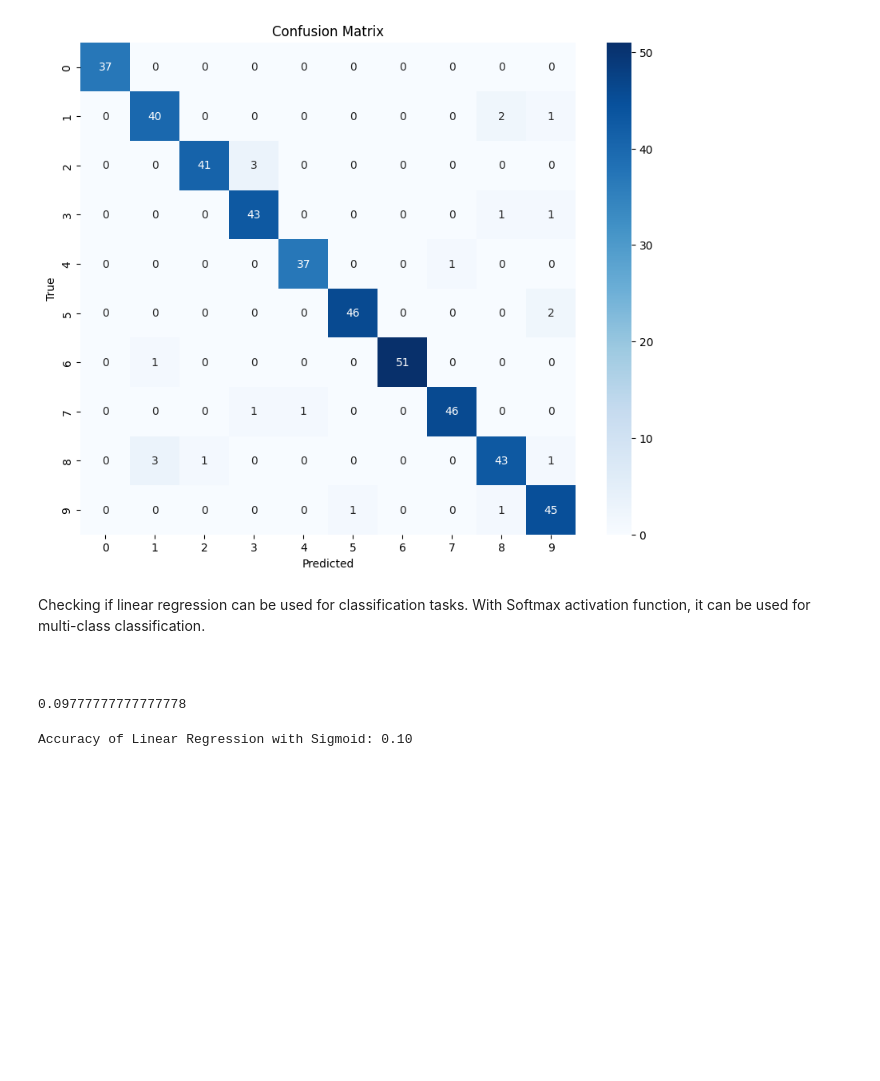
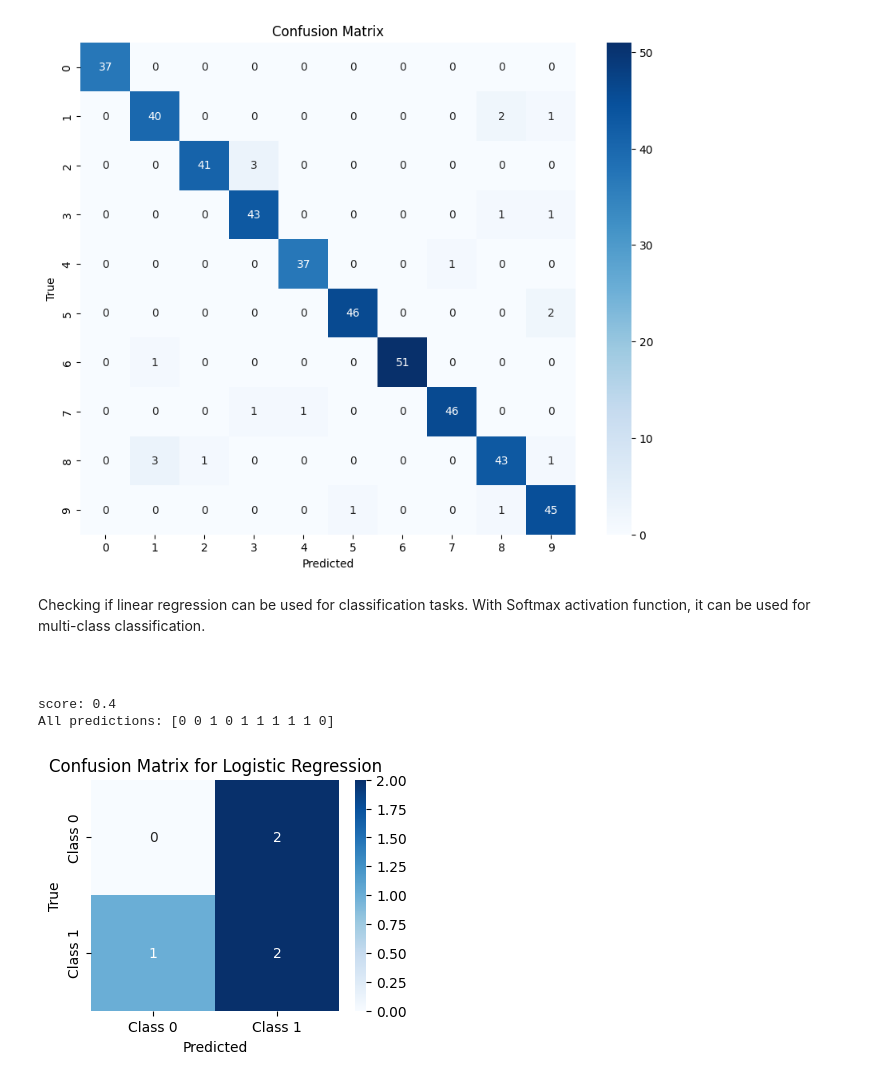
Before and after one commit to abdullaharifx/PL-Work, a Jupyter notebook: Classification-02.ipynb, the cells around one changed output. Cells and saved outputs as stored; diff of their text form; code cells hidden in the pictures; blank space fills up the shorter version.

Commit message:
comparing decision tree and logistic regression

```diff
--- a/Classification-02.ipynb
+++ b/Classification-02.ipynb
@@ -204,11 +192,0 @@ def multi_class_sigmoid(x):
-# %%
-from sklearn.metrics import accuracy_score
-from scipy.special import expit  # sigmoid
-
-y_pred_prob = expit(y_pred_lr)
-y_pred_class = (y_pred_prob > 0.5).astype(int)
-
-accuracy = accuracy_score(y_test, y_pred_class)
-accuracy
-# %% [output]
-0.09777777777777778
@@ -218,5 +193,33 @@ def sigmoid(x):
-# %%
-accuracy_lr_sig = accuracy_score(y_test, np.round(sigmoid(y_pred_lr)))
-print(f"Accuracy of Linear Regression with Sigmoid: {accuracy_lr_sig:.2f}")
-# %% [output]
-Accuracy of Linear Regression with Sigmoid: 0.10
+# %%
+X = np.array([[1.9],
+            [1.3],
+            [3.5],
+            [1.2],
+            [9.5],
+            [2.5],
+            [7.5],
+            [3.2],
+            [4.2],
+            [1.8],
+        ])  # Each value is a sample with 1 feature
+y = np.array([1, 0, 1, 0, 1, 0, 1, 0, 1, 1])  # Example binary target variable
+from sklearn.linear_model import LogisticRegression
+clf = LogisticRegression()
+
+clf.fit(X[:5], y[:5])
+y_pred = clf.predict(X[5:])
+print(f"score: {clf.score(X[5:], y[5:])}")
+y_all_pred = clf.predict(X[:])
+print(f"All predictions: {y_all_pred}")
+cm = confusion_matrix(y[5:], y_pred)
+import seaborn as sns
+plt.figure(figsize=(4, 3))
+sns.heatmap(cm, annot=True, fmt='d', cmap='Blues', xticklabels=['Class 0', 'Class 1'], yticklabels=['Class 0', 'Class 1'])
+plt.xlabel('Predicted')
+plt.ylabel('True')
+plt.title('Confusion Matrix for Logistic Regression')
+plt.show()
+# %% [output]
+score: 0.4
+All predictions: [0 0 1 0 1 1 1 1 1 0]
+[figure, added]
```
Also changed, not shown: parts of 13 cells of this notebook.
